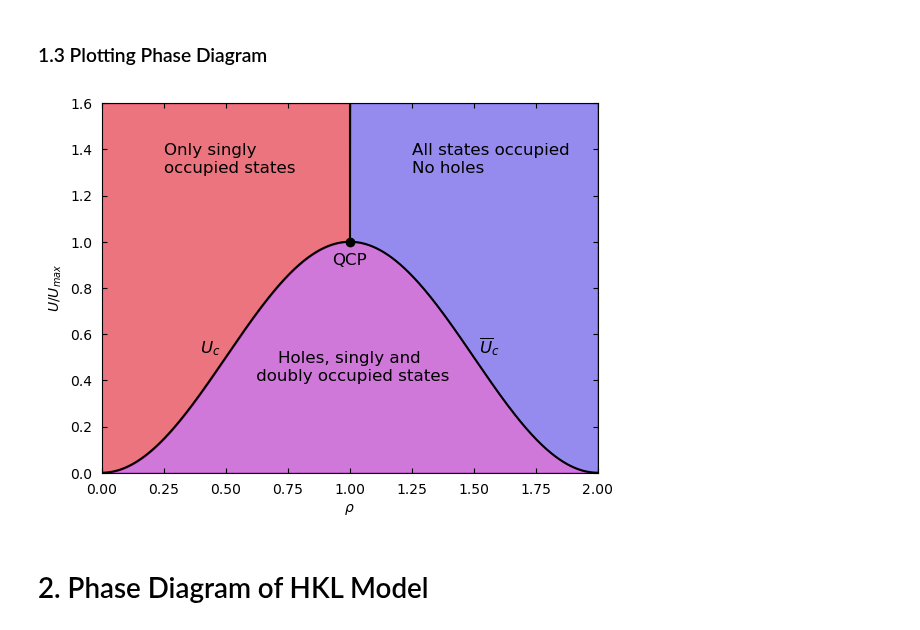
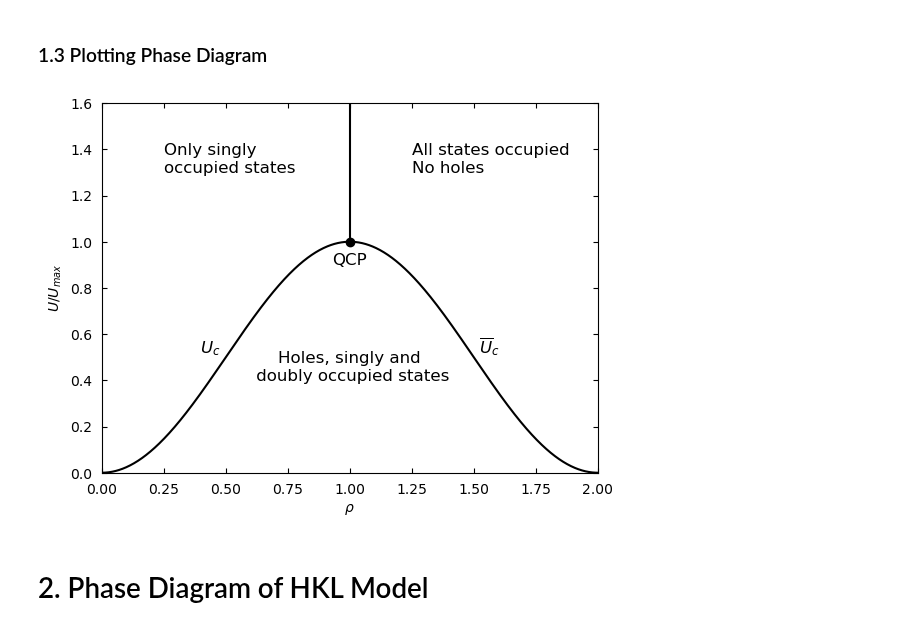
Before and after one commit to janjhch/bachelorthesis, a Jupyter notebook: phase_diagram/phase_diagram/phase_diagram.ipynb, the cells around one changed output. Drawn from its saved outputs; the diff is of its cells as text; code cells hidden in the pictures.

Commit message:
2d State Diagram

```diff
--- a/phase_diagram/phase_diagram/phase_diagram.ipynb
+++ b/phase_diagram/phase_diagram/phase_diagram.ipynb
@@ -158,35 +158,35 @@ def phase_diagram(x_values, y_values, x_label, y_label, y_max, title='none', leg
 
         ax.fill_between(x_values, 0, y_values, color='#B11CC2',
                          alpha=alph, label='Area 3 (Above Curve)')
 
     ax.plot(1, 1, marker='o', color='black', markersize=6, label='QCP')
 
     ax.text(1, 0.9, 'QCP', fontsize=12, color='black', ha='center')
     ax.text(0.25, 1.3, 'Only singly \noccupied states', fontsize=12, color='black', ha='left')
     ax.text(1.25, 1.3, 'All states occupied\nNo holes', fontsize=12, color='black', ha='left')
     ax.text(1, 0.4, 'Holes, singly and\n doubly occupied states', fontsize=12, color='black', ha='center')
     ax.text(0.48, 0.52, r'$U_c$', fontsize=12, color='black', ha='right')
     ax.text(1.52, 0.52, r'$\overline{U}_c$', fontsize=12, color='black', ha='left')
 
     # Labels and legend
     ax.set_xlabel(x_label)
     ax.set_ylabel(y_label)
     if title != 'none':
         ax.set_title(title)
     if legend == True:
         ax.legend()
     ax.set_xlim(0, 2)
     ax.set_ylim(0, y_max)
     ax.tick_params(top=True, right=True, direction='in', pad=7)
     # Set major tick intervals
     ax.xaxis.set_major_locator(MultipleLocator(0.25))  # x-axis ticks every 0.2 units
     ax.yaxis.set_major_locator(MultipleLocator(0.2))  # y-axis ticks every 0.5 units
 
     plt.show()
 
-phase_diagram(rho_values, U_c_normalized, r'$\rho$', r'$U / U_{max}$', 1.6, fill=True, alph=0.6)
+phase_diagram(rho_values, U_c_normalized, r'$\rho$', r'$U / U_{max}$', 1.6, fill=False, alph=0.6)
 # %% [output]
-[figure, old version]
+[figure, new version]
 # %% [markdown]
 # 2. Phase Diagram of HKL Model
 # %% [markdown]
```
Also changed, not shown: 1 other file.
